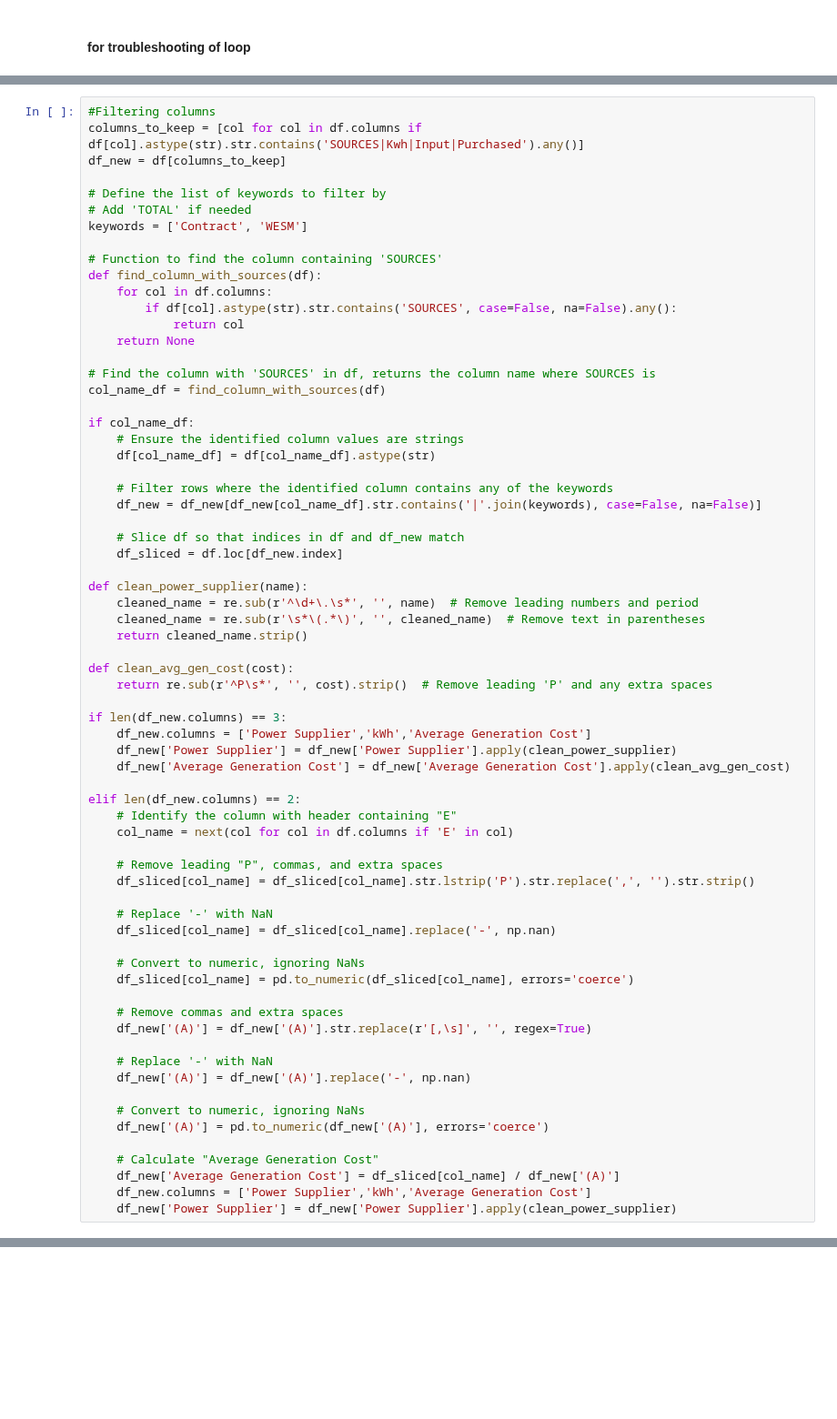
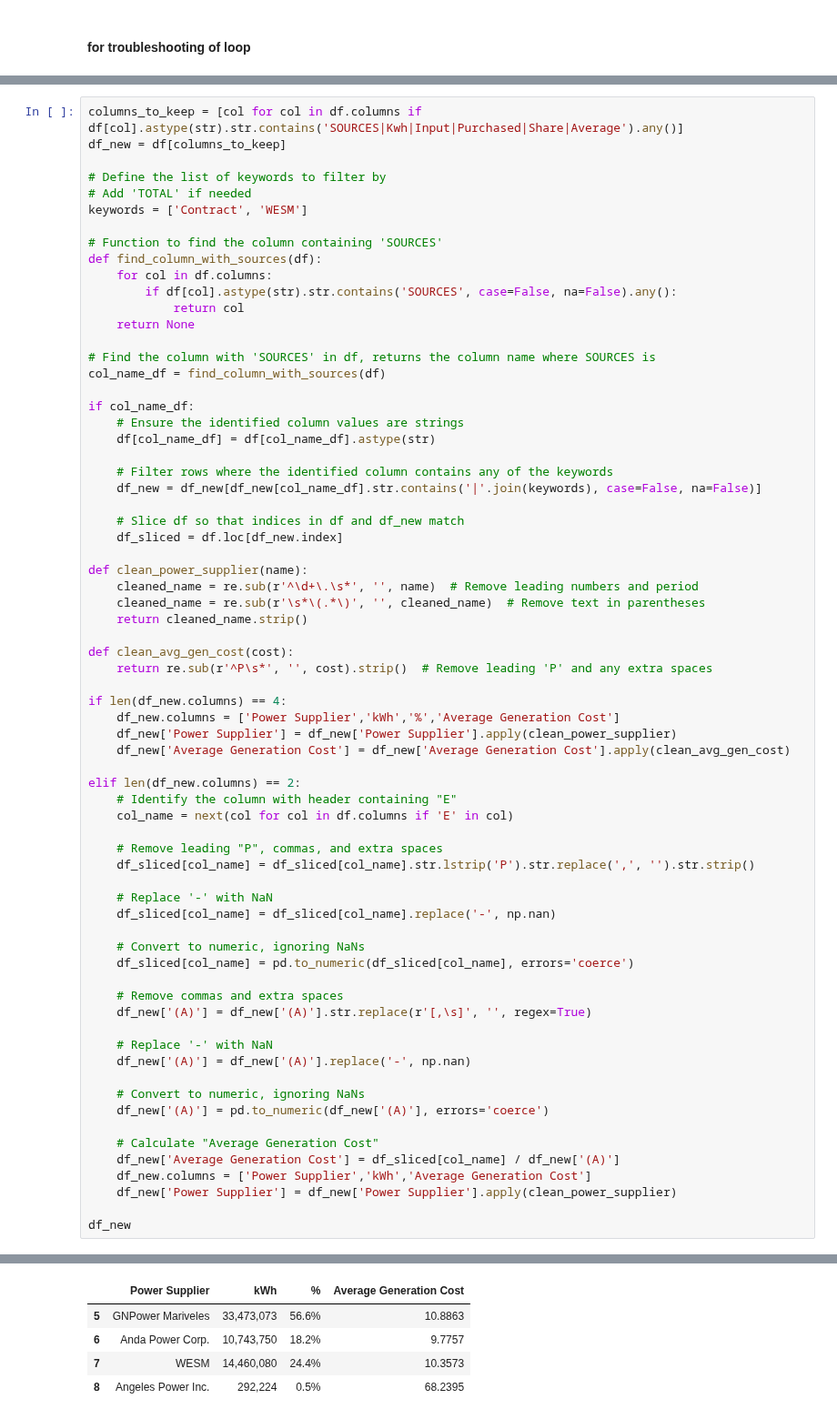
Before and after one commit to andreasenson/Scrape-DU-Generation-Charge, a Jupyter notebook: AEC/scrape_AEC.ipynb, the cells around one changed output, grey strips where cells are left out. Shown at 91% size. Drawn from its saved outputs; the diff is of its cells as text; blank space fills up the shorter version.

```diff
--- a/AEC/scrape_AEC.ipynb
+++ b/AEC/scrape_AEC.ipynb
@@ -366,6 +366,5 @@ df
 # %%
-#Filtering columns
-columns_to_keep = [col for col in df.columns if df[col].astype(str).str.contains('SOURCES|Kwh|Input|Purchased').any()]
+columns_to_keep = [col for col in df.columns if df[col].astype(str).str.contains('SOURCES|Kwh|Input|Purchased|Share|Average').any()]
 df_new = df[columns_to_keep]
 
 # Define the list of keywords to filter by
@@ -400,8 +399,8 @@ def clean_power_supplier(name):
 def clean_avg_gen_cost(cost):
     return re.sub(r'^P\s*', '', cost).strip()  # Remove leading 'P' and any extra spaces
 
-if len(df_new.columns) == 3:
-    df_new.columns = ['Power Supplier','kWh','Average Generation Cost']
+if len(df_new.columns) == 4:
+    df_new.columns = ['Power Supplier','kWh','%','Average Generation Cost']
     df_new['Power Supplier'] = df_new['Power Supplier'].apply(clean_power_supplier)
     df_new['Average Generation Cost'] = df_new['Average Generation Cost'].apply(clean_avg_gen_cost)
 
@@ -431,3 +430,6 @@ elif len(df_new.columns) == 2:
     df_new['Average Generation Cost'] = df_sliced[col_name] / df_new['(A)']
     df_new.columns = ['Power Supplier','kWh','Average Generation Cost']
     df_new['Power Supplier'] = df_new['Power Supplier'].apply(clean_power_supplier)
+
+df_new
+# %% [output]
@@ -434,3 +437,8 @@ elif len(df_new.columns) == 2:
+|  | Power Supplier | kWh | % | Average Generation Cost |
+| 5 | GNPower Mariveles | 33,473,073 | 56.6% | 10.8863 |
+| 6 | Anda Power Corp. | 10,743,750 | 18.2% | 9.7757 |
+| 7 | WESM | 14,460,080 | 24.4% | 10.3573 |
+| 8 | Angeles Power Inc. | 292,224 | 0.5% | 68.2395 |
 # %%
 # Get the rows containing 'CHARGE'
 charge_rows = df[df[col_name_df].str.contains('for', case=False, na=False)]
```
Also changed, not shown: parts of 4 cells of this notebook, 2 other files.
